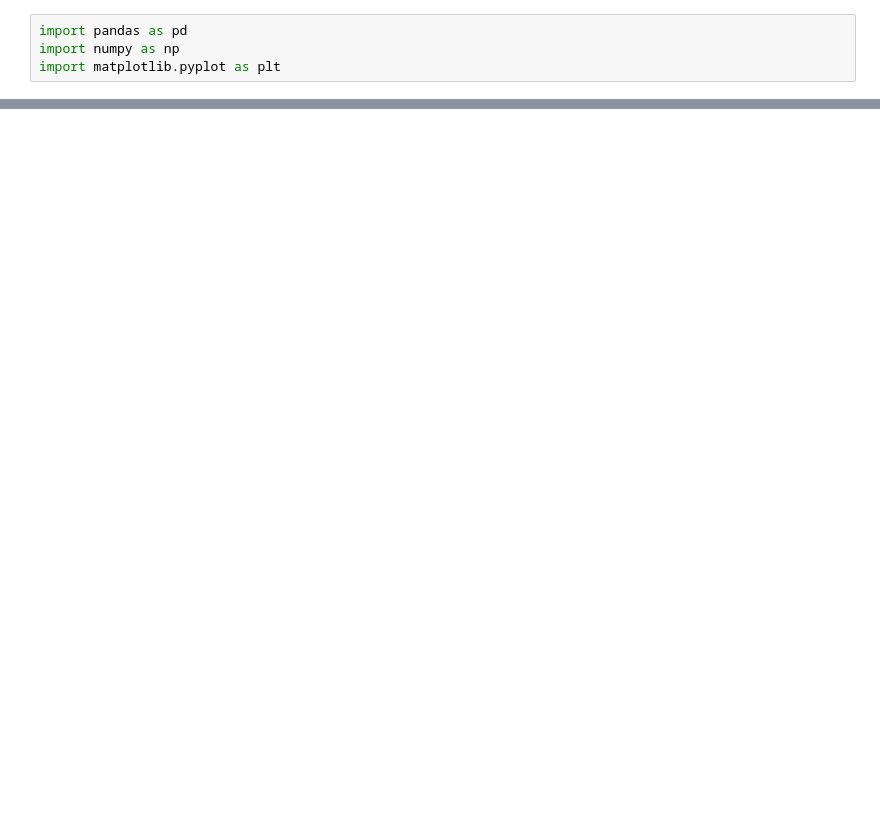
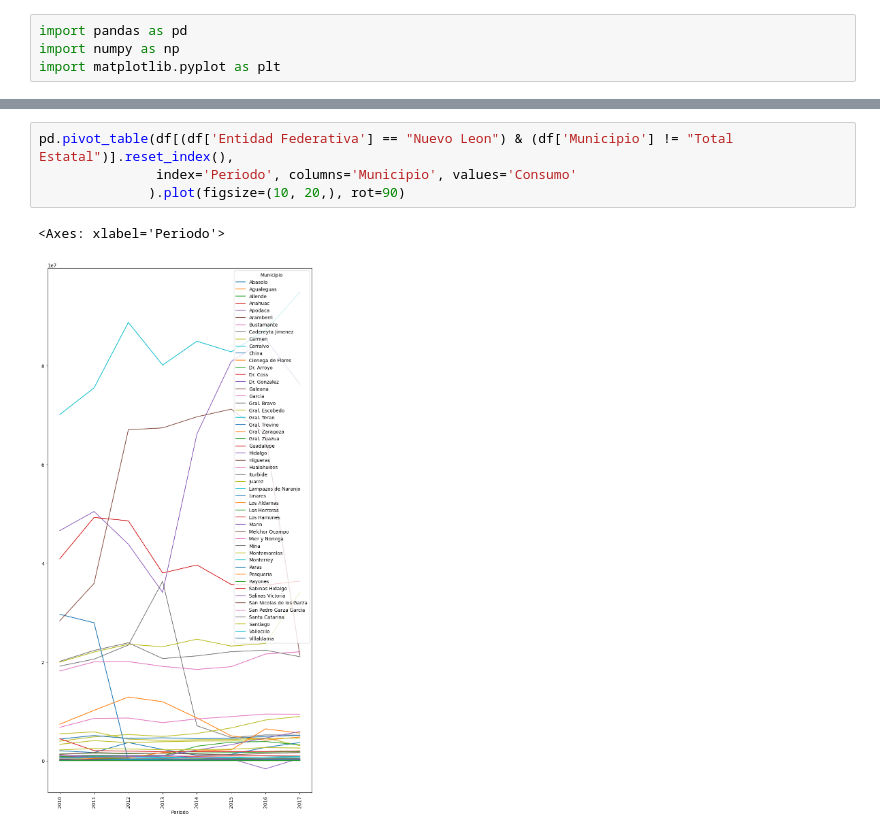
Before and after one commit to SaulPuente/data-mining-class, a Jupyter notebook: practica_4.ipynb, the cells around one changed output, grey strips where cells are left out. Drawn from its saved outputs; the diff is of its cells as text; blank space fills up the shorter version.

```diff
--- a/practica_4.ipynb
+++ b/practica_4.ipynb
@@ -51,0 +62,7 @@ array([[<Axes: xlabel='Periodo'>, <Axes: xlabel='Periodo'>],
+# %%
+pd.pivot_table(df[(df['Entidad Federativa'] == "Nuevo Leon") & (df['Municipio'] != "Total Estatal")].reset_index(),
+               index='Periodo', columns='Municipio', values='Consumo'
+              ).plot(figsize=(10, 20,), rot=90)
+# %% [output]
+<Axes: xlabel='Periodo'>
+[figure, added]
```
Also changed, not shown: parts of 7 cells of this notebook, 3 other files.
